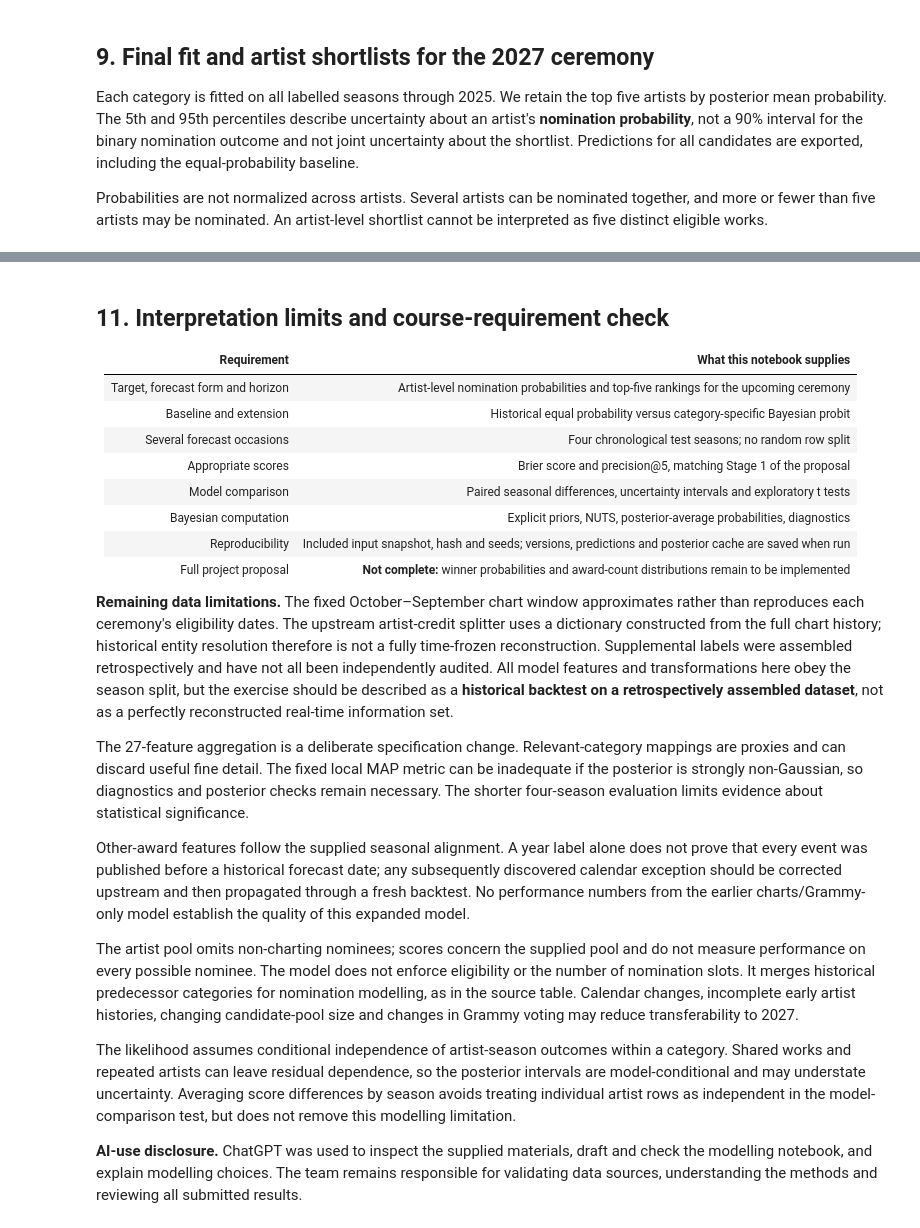
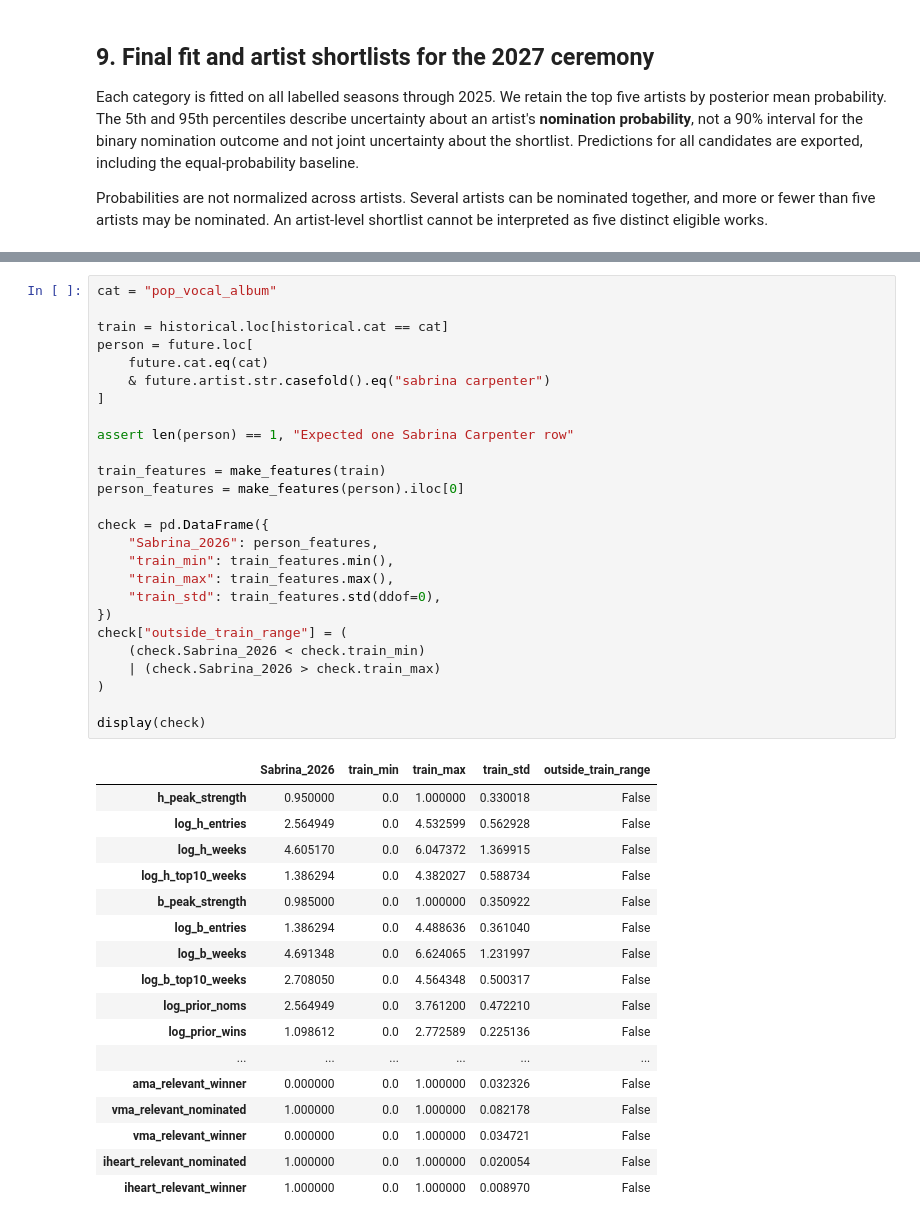
Before and after one commit to yegorlazarev/forecasting_grammy, a Jupyter notebook: grammy_stage1_nomination_probit.ipynb, the cells around one changed output, grey strips where cells are left out. Cells and saved outputs as stored; diff of their text form.

```diff
--- a/grammy_stage1_nomination_probit.ipynb
+++ b/grammy_stage1_nomination_probit.ipynb
@@ -653,25 +913,44 @@ print("Completed fits:", len(diagnostics_df), "| saved results:", OUTPUT.resolve
-# %% [markdown]
-## 11. Interpretation limits and course-requirement check
-
-| Requirement | What this notebook supplies |
-|---|---|
-| Target, forecast form and horizon | Artist-level nomination probabilities and top-five rankings for the upcoming ceremony |
-| Baseline and extension | Historical equal probability versus category-specific Bayesian probit |
-| Several forecast occasions | Four chronological test seasons; no random row split |
-| Appropriate scores | Brier score and precision@5, matching Stage 1 of the proposal |
-| Model comparison | Paired seasonal differences, uncertainty intervals and exploratory t tests |
-| Bayesian computation | Explicit priors, NUTS, posterior-average probabilities, diagnostics |
-| Reproducibility | Included input snapshot, hash and seeds; versions, predictions and posterior cache are saved when run |
-| Full project proposal | **Not complete:** winner probabilities and award-count distributions remain to be implemented |
-
-**Remaining data limitations.** The fixed October–September chart window approximates rather than reproduces each ceremony's eligibility dates. The upstream artist-credit splitter uses a dictionary constructed from the full chart history; historical entity resolution therefore is not a fully time-frozen reconstruction. Supplemental labels were assembled retrospectively and have not all been independently audited. All model features and transformations here obey the season split, but the exercise should be described as a **historical backtest on a retrospectively assembled dataset**, not as a perfectly reconstructed real-time information set.
-
-The 27-feature aggregation is a deliberate specification change. Relevant-category mappings are proxies and can discard useful fine detail. The fixed local MAP metric can be inadequate if the posterior is strongly non-Gaussian, so diagnostics and posterior checks remain necessary. The shorter four-season evaluation limits evidence about statistical significance.
-
-Other-award features follow the supplied seasonal alignment. A year label alone does not prove that every event was published before a historical forecast date; any subsequently discovered calendar exception should be corrected upstream and then propagated through a fresh backtest. No performance numbers from the earlier charts/Grammy-only model establish the quality of this expanded model.
-
-The artist pool omits non-charting nominees; scores concern the supplied pool and do not measure performance on every possible nominee. The model does not enforce eligibility or the number of nomination slots. It merges historical predecessor categories for nomination modelling, as in the source table. Calendar changes, incomplete early artist histories, changing candidate-pool size and changes in Grammy voting may reduce transferability to 2027.
-
-The likelihood assumes conditional independence of artist-season outcomes within a category. Shared works and repeated artists can leave residual dependence, so the posterior intervals are model-conditional and may understate uncertainty. Averaging score differences by season avoids treating individual artist rows as independent in the model-comparison test, but does not remove this modelling limitation.
-
-**AI-use disclosure.** ChatGPT was used to inspect the supplied materials, draft and check the modelling notebook, and explain modelling choices. The team remains responsible for validating data sources, understanding the methods and reviewing all submitted results.
+# %%
+cat = "pop_vocal_album"
+
+train = historical.loc[historical.cat == cat]
+person = future.loc[
+    future.cat.eq(cat)
+    & future.artist.str.casefold().eq("sabrina carpenter")
+]
+
+assert len(person) == 1, "Expected one Sabrina Carpenter row"
+
+train_features = make_features(train)
+person_features = make_features(person).iloc[0]
+
+check = pd.DataFrame({
+    "Sabrina_2026": person_features,
+    "train_min": train_features.min(),
+    "train_max": train_features.max(),
+    "train_std": train_features.std(ddof=0),
+})
+check["outside_train_range"] = (
+    (check.Sabrina_2026 < check.train_min)
+    | (check.Sabrina_2026 > check.train_max)
+)
+
+display(check)
+# %% [output]
+|  | Sabrina_2026 | train_min | train_max | train_std | outside_train_range |
+| h_peak_strength | 0.950000 | 0.0 | 1.000000 | 0.330018 | False |
+| log_h_entries | 2.564949 | 0.0 | 4.532599 | 0.562928 | False |
+| log_h_weeks | 4.605170 | 0.0 | 6.047372 | 1.369915 | False |
+| log_h_top10_weeks | 1.386294 | 0.0 | 4.382027 | 0.588734 | False |
+| b_peak_strength | 0.985000 | 0.0 | 1.000000 | 0.350922 | False |
+| log_b_entries | 1.386294 | 0.0 | 4.488636 | 0.361040 | False |
+| log_b_weeks | 4.691348 | 0.0 | 6.624065 | 1.231997 | False |
+| log_b_top10_weeks | 2.708050 | 0.0 | 4.564348 | 0.500317 | False |
+| log_prior_noms | 2.564949 | 0.0 | 3.761200 | 0.472210 | False |
+| log_prior_wins | 1.098612 | 0.0 | 2.772589 | 0.225136 | False |
+| ... | ... | ... | ... | ... | ... |
+| ama_relevant_winner | 0.000000 | 0.0 | 1.000000 | 0.032326 | False |
+| vma_relevant_nominated | 1.000000 | 0.0 | 1.000000 | 0.082178 | False |
+| vma_relevant_winner | 0.000000 | 0.0 | 1.000000 | 0.034721 | False |
+| iheart_relevant_nominated | 1.000000 | 0.0 | 1.000000 | 0.020054 | False |
+| iheart_relevant_winner | 1.000000 | 0.0 | 1.000000 | 0.008970 | False |
```
Also changed, not shown: parts of 30 cells of this notebook, 13 other files.
